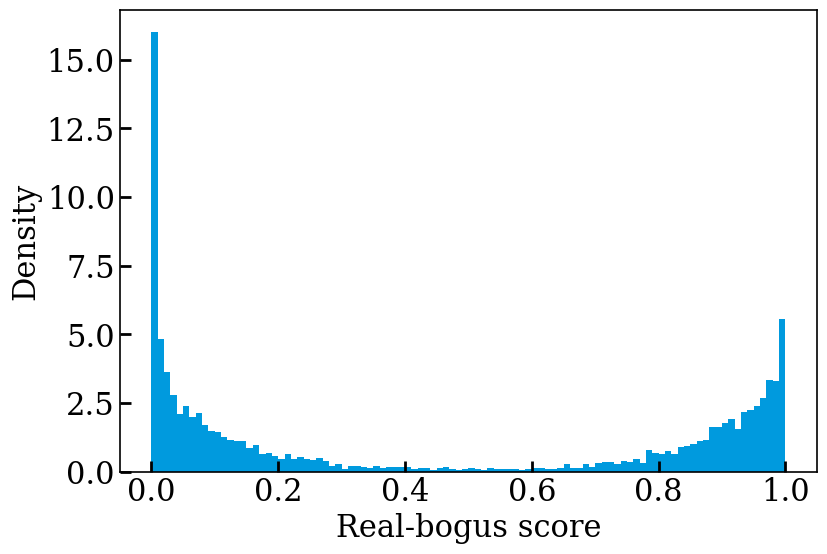
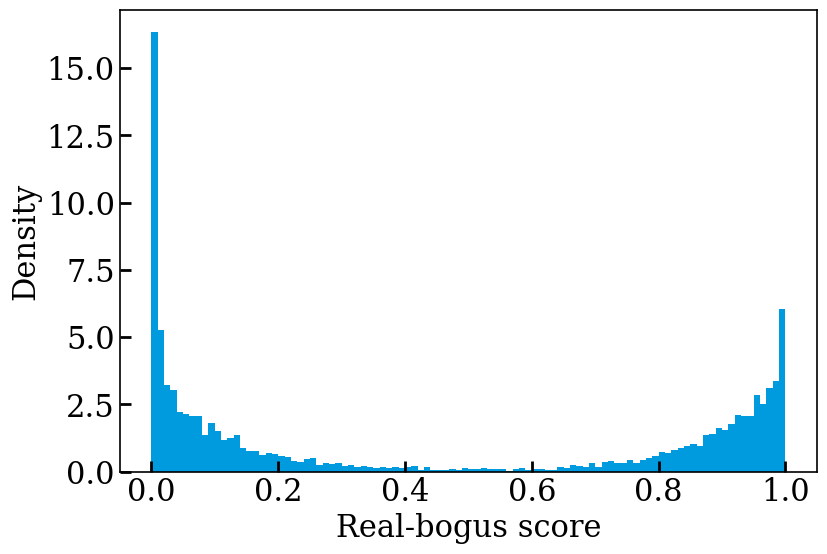
Code edit (unified diff) that turned the first committed figure into the second:
--- before
+++ after
@@ -3,2 +3,3 @@
 plt.xlabel('Real-bogus score')
 plt.ylabel('Density')
+plt.savefig('../figures/rb_score_akb.pdf', dpi=400, format='pdf', bbox_inches="tight")

Commit: tns submit